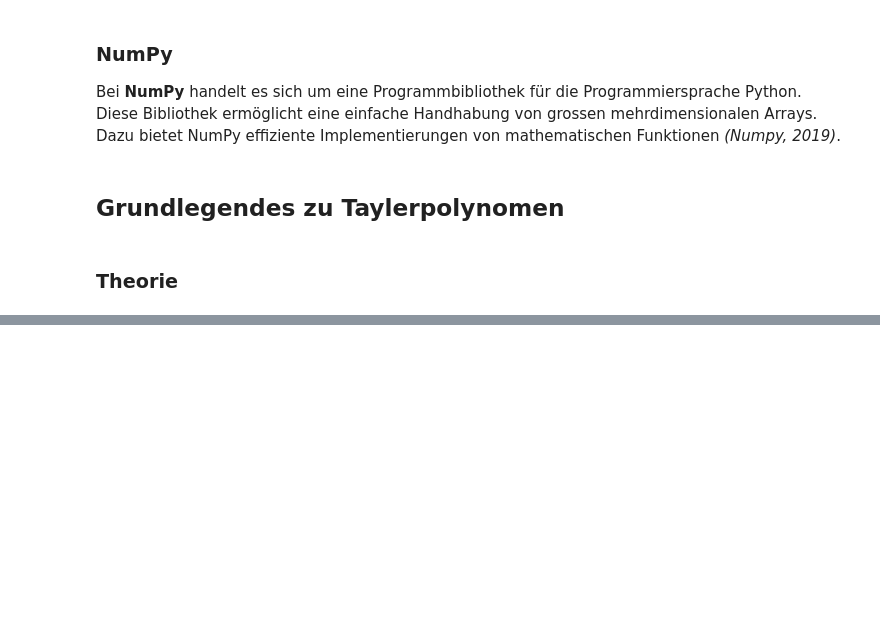
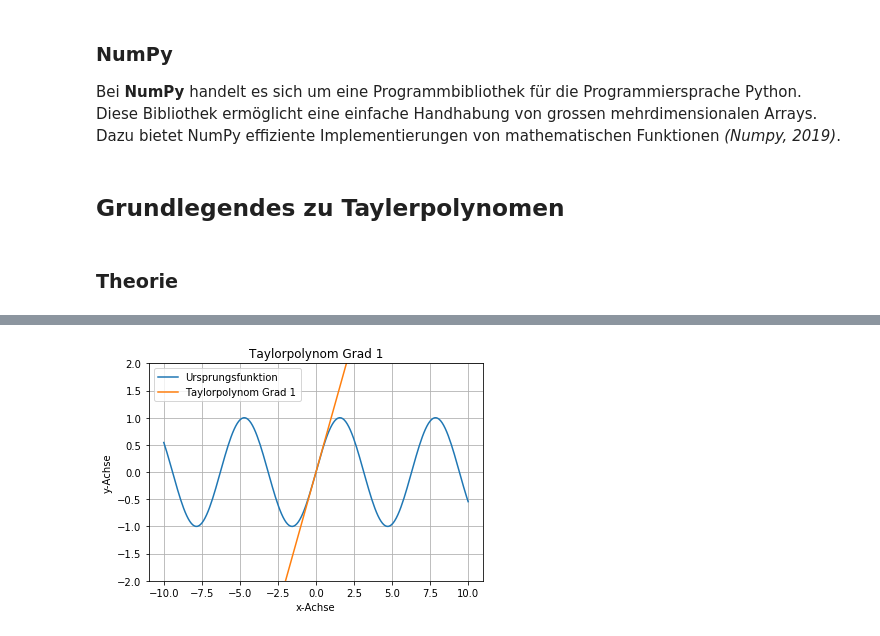
Before and after one commit to cheorges/Analysis-With-Python, a Jupyter notebook: Taylorpolynome.ipynb, the cells around one changed output, grey strips where cells are left out. Saved outputs shown, nothing was run; the diff lists cells and outputs as text; code cells hidden in the pictures; blank space fills up the shorter version.

```diff
--- a/Taylorpolynome.ipynb
+++ b/Taylorpolynome.ipynb
@@ -60,0 +159,4 @@ latest/tutorial.html
+# %%
+zeichne_taylorpolynom(f, start, ende, x0, 1)
+# %% [output]
+[figure, added]
```
Also changed, not shown: parts of 20 cells of this notebook, 1 other file.
